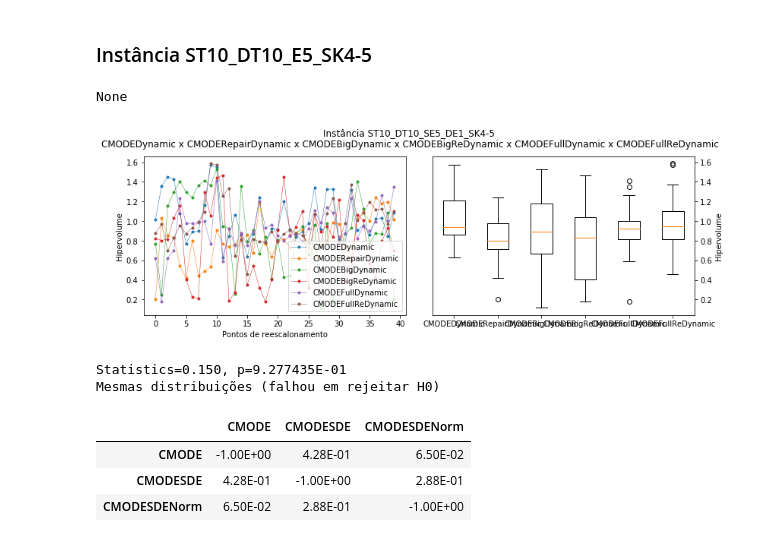
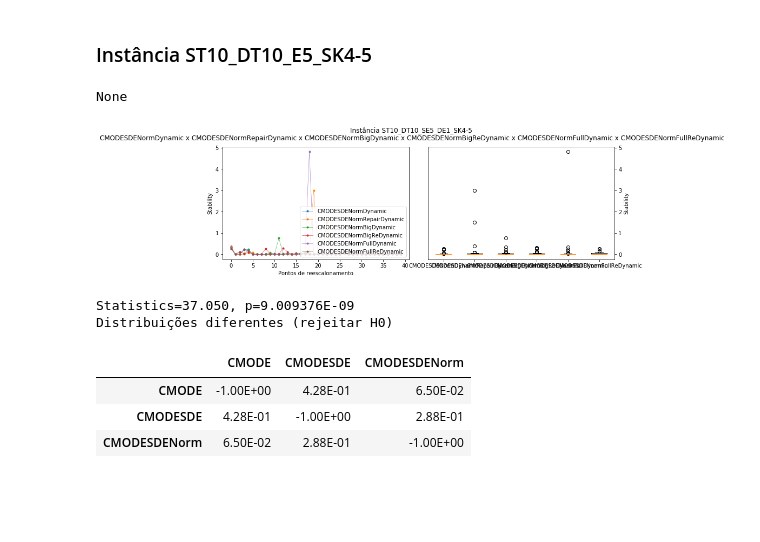
Before and after one commit to Mikaelbad12/spsp-jmetal, a Jupyter notebook: dspsp-analysis/rq2_all_algorithms.ipynb, the cells around one changed output. Drawn from its saved outputs; the diff is of its cells as text; code cells hidden in the pictures; blank space fills up the shorter version.

```diff
--- a/dspsp-analysis/rq2_all_algorithms.ipynb
+++ b/dspsp-analysis/rq2_all_algorithms.ipynb
@@ -18,6 +18,9 @@ pd.set_option('display.float_format', '{:.2E}'.format)
 
 data = metrics_dataset(filepath="../hypervolume/metrics.csv")
 
+dataAcc = metrics_dataset(filepath="../hypervolume/accuracy.csv")
+dataStab = metrics_dataset(filepath="../hypervolume/stability.csv")
+
 alpha = 0.05 # nível de significância
 
 # configuração do gráfico de comparação pareada
@@ -72,7 +75,7 @@ def boxplot_hv(data, inst, algorithms):
     plt.show()
 
 
-def combined_plot_hv(data, inst, algorithms):
+def combined_plot_hv(data, inst, algorithms, ylabel="Hipervolume"):
 
     f, (ax1, ax2) = plt.subplots(1, 2, figsize=(13, 4))
     f.suptitle("Instância {} \n{}".format(inst, " x ".join(algorithms)))
@@ -80,13 +83,13 @@ def combined_plot_hv(data, inst, algorithms):
     for alg in algorithms:
         ax1.plot(data[inst][alg].hypervolume, "-o", markersize=3, lw=.5)
     ax1.set_xlabel("Pontos de reescalonamento")
-    ax1.set_ylabel("Hipervolume")
+    ax1.set_ylabel(ylabel)
     ax1.legend(algorithms, loc="lower right")
 
     ax2.yaxis.tick_right()
     ax2.yaxis.set_label_position("right")
     ax2.boxplot([data[inst][alg].hypervolume for alg in algorithms], labels=algorithms)
-    ax2.set_ylabel("Hipervolume")
+    ax2.set_ylabel(ylabel)
 
     f.subplots_adjust(wspace=0.1, top=0.85)
 # %%
@@ -116,7 +119,13 @@ mean_hv.pivot(index='algorithm', columns='instance')
 hv_execution = hv_measures(data, grouping="execution")
 hv_event = hv_measures(data, limit=40)
 
-hv_event_nonzero = hv_measures_nonzero(data, limit=40)
+acc_execution = hv_measures(dataAcc, grouping="execution")
+acc_event = hv_measures(dataAcc, limit=40)
+
+stab_execution = hv_measures(dataStab, grouping="execution")
+stab_event = hv_measures(dataStab, limit=40)
+
+#hv_event_nonzero = hv_measures_nonzero(data, limit=40)
 #print(hv_event_nonzero)
 # %% [markdown]
 ## Comparação entre os algoritmos SEM o uso de estratégias dinâmicas
@@ -124,36 +133,39 @@ hv_event_nonzero = hv_measures_nonzero(data, limit=40)
 ### Instância ST10_DT10_E5_SK4-5
 # %%
 inst = "ST10_DT10_SE5_DE1_SK4-5"
-algorithms = ["CMODEDynamic", "CMODERepairDynamic", "CMODEBigDynamic",
-                "CMODEBigReDynamic", "CMODEFullDynamic", "CMODEFullReDynamic"]
+#algorithms = ["CMODE", "CMODESDE", "CMODESDENorm"]
+#algorithms = ["CMODEDynamic", "CMODERepairDynamic", "CMODEBigDynamic",
+#                "CMODEBigReDynamic", "CMODEFullDynamic", "CMODEFullReDynamic"]
 #algorithms = ["CMODESDEDynamic", "CMODESDERepairDynamic", "CMODESDEBigDynamic",
- #             "CMODESDEBigReDynamic", "CMODESDEFullDynamic", "CMODESDEFullReDynamic"]
-#algorithms = ["CMODESDENormDynamic", "CMODESDENormRepairDynamic", "CMODESDENormBigDynamic",
- #             "CMODESDENormBigReDynamic", "CMODESDENormFullDynamic", "CMODESDENormFullReDynamic"]
+#              "CMODESDEBigReDynamic", "CMODESDEFullDynamic", "CMODESDEFullReDynamic"]
+algorithms = ["CMODESDENormDynamic", "CMODESDENormRepairDynamic", "CMODESDENormBigDynamic",
+              "CMODESDENormBigReDynamic", "CMODESDENormFullDynamic", "CMODESDENormFullReDynamic"]
 
 
 
 datasets = [hv_event[inst][alg].hypervolume for alg in algorithms]
 
 # display(plot_hv(hv_event, inst, algorithms))
 # display(boxplot_hv(hv_event, inst, algorithms))
-display(combined_plot_hv(hv_event, inst, algorithms))
+#display(combined_plot_hv(hv_event, inst, algorithms))
+#display(combined_plot_hv(acc_event, inst, algorithms, "Accuracy"))
+display(combined_plot_hv(stab_event, inst, algorithms, "Stability"))
 #display(combined_plot_hv(hv_event_nonzero, inst, algorithms))
 
 #inst = "ST10_DT10_SE15_DE1_SK6-7"
 #algorithms = ["CMODE", "CMODESDE", "CMODESDENorm"]
 
 #display(combined_plot_hv(hv_event, inst, algorithms))
 #display(combined_plot_hv(hv_event_nonzero, inst, algorithms))
 
 #inst = "ST30_DT10_SE15_DE1_SK4-5"
 #algorithms = ["CMODE", "CMODESDE", "CMODESDENorm"]
 
 #display(combined_plot_hv(hv_event, inst, algorithms))
 #display(combined_plot_hv(hv_event_nonzero, inst, algorithms))
 # %% [output]
 None
-[figure, old version]
+[figure, new version]
 # %%
 stat, p = friedmanchisquare(*datasets)
 print('Statistics=%.3f, p=%6E' % (stat, p))
@@ -162,8 +174,8 @@ if p > alpha:
 else:
     print('Distribuições diferentes (rejeitar H0)')
 # %% [output]
-Statistics=0.150, p=9.277435E-01
-Mesmas distribuições (falhou em rejeitar H0)
+Statistics=37.050, p=9.009376E-09
+Distribuições diferentes (rejeitar H0)
 # %%
 df = pd.DataFrame({alg: hv_event[inst][alg].hypervolume for alg in algorithms})
 df = df.melt(var_name="algorithm", value_name="hypervolume")
```
Also changed, not shown: parts of 1 cell of this notebook, 10 other files.
